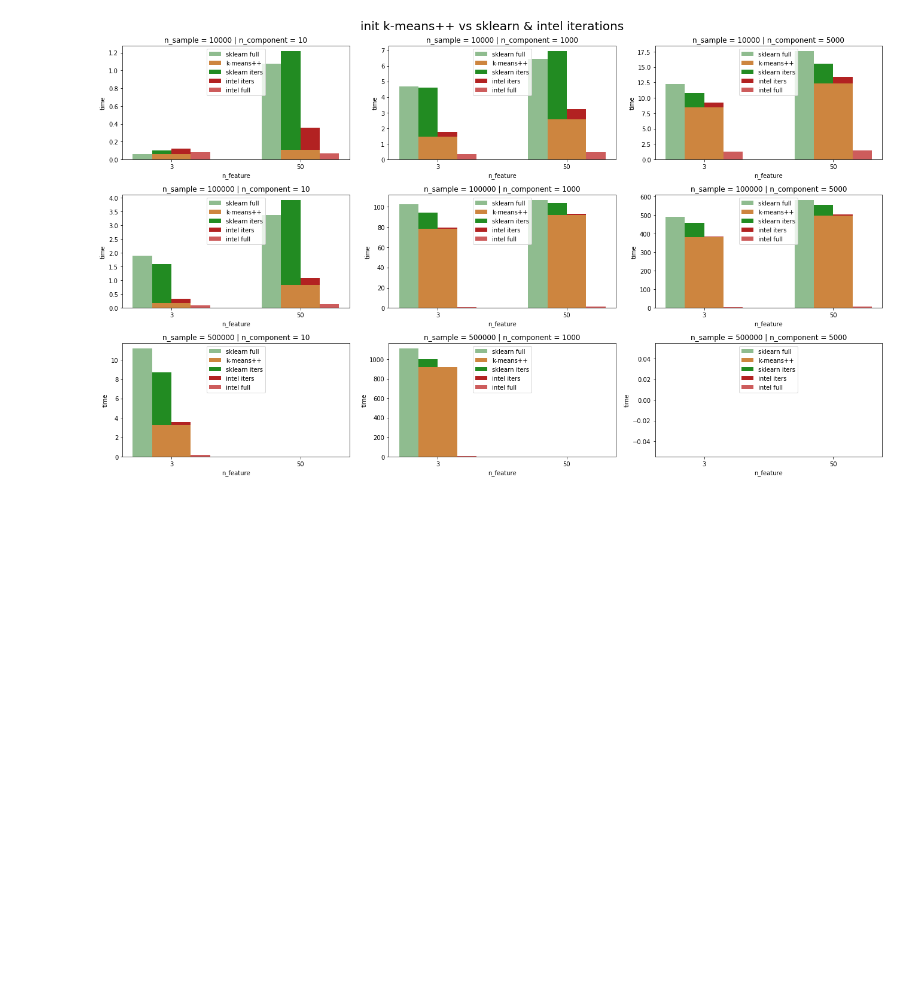
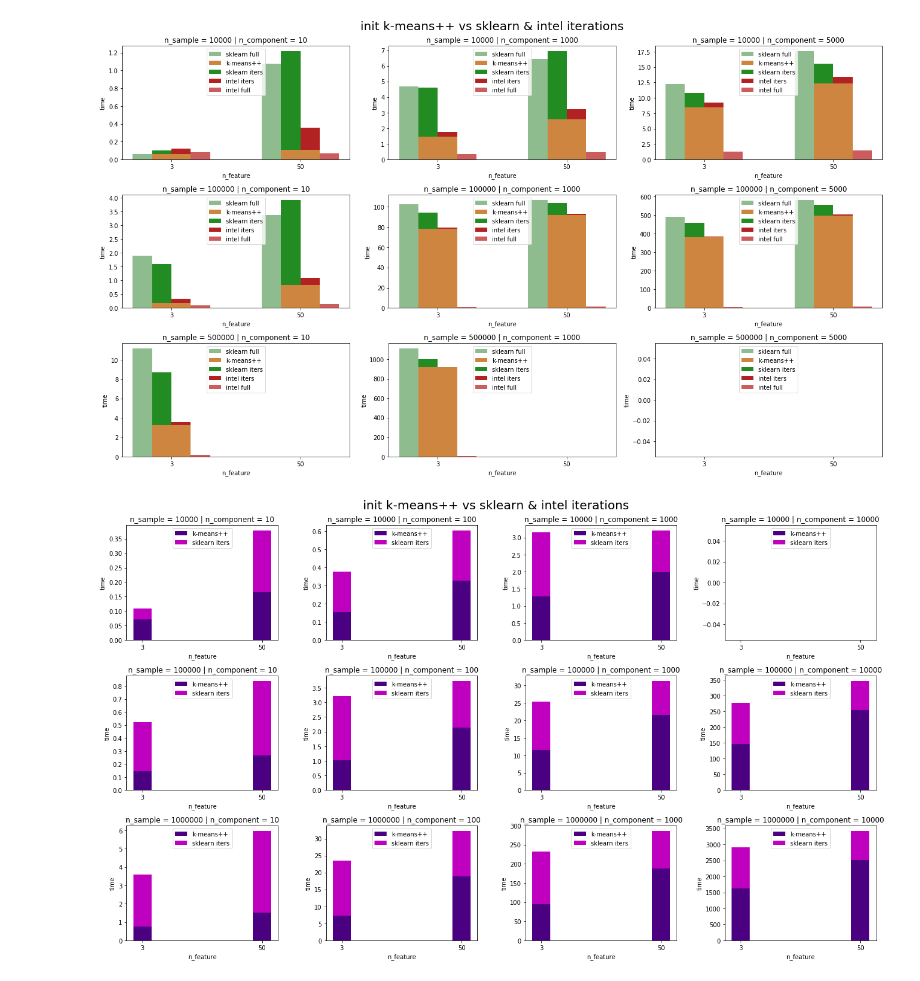
Before and after one commit to jeremiedbb/K-means, a Jupyter notebook: notebooks/bench_sklearn_vs_intel.ipynb, the cells around one changed output. Drawn from its saved outputs; the diff is of its cells as text; code cells hidden in the pictures; blank space fills up the shorter version.

```diff
--- a/notebooks/bench_sklearn_vs_intel.ipynb
+++ b/notebooks/bench_sklearn_vs_intel.ipynb
@@ -92,3 +92,43 @@ fig.savefig('../plots/k-means_sklearn_vs_intel_vs_init.png')
 plt.show()
 # %% [output]
 [figure]
+# %%
+hfpik = pd.read_csv('../bench/bench_sklearn_vs_intel_S_full_pre_init_kmpp.csv')
+inits = hfpik[hfpik['step']=='init'][['n_sample','n_feature','n_component','time']]
+sklearn = hfpik[(hfpik['step']=='fit')&(hfpik['distrib']=='sklearn')][['n_sample','n_feature','n_component','time']]
+intel = hfpik[(hfpik['step']=='fit')&(hfpik['distrib']=='intel')][['n_sample','n_feature','n_component','time']]
+# %%
+fig, ax = plt.subplots(3, 4)
+width = 0.15
+ind = np.array([1,2]) - 0.5 * width
+
+dinit = np.empty((3,4), dtype=object)
+dsk = np.empty((3,4), dtype=object)
+#dintel = np.empty((3,4), dtype=object)
+
+
+for i, ns in enumerate([10000, 100000, 1000000]):
+    for j, nc in enumerate([10, 100, 1000, 10000]):
+        dinit[i,j] = np.array(inits.loc[(inits['n_sample']==ns) & (inits['n_component']==nc)]['time'])
+        dsk[i,j] = np.array(sklearn.loc[(sklearn['n_sample']==ns) & (sklearn['n_component']==nc)]['time'])
+        #dintel[i,j] = np.array(intel.loc[(intel['n_sample']==ns) & (intel['n_component']==nc)]['time'])
+
+        ax[i,j].bar(ind, dinit[i,j], width=1*width, color='indigo', align='edge'),
+        ax[i,j].bar(ind, dsk[i,j], width=width, bottom=dinit[i,j], color='m', align='edge')
+        #ax[i,j].bar(ind + width, dintel[i,j], width=width, bottom=dinit[i,j], color='firebrick', align='edge')
+
+        ax[i,j].set_ylabel('time')
+        ax[i,j].set_xlabel('n_feature')
+        ax[i,j].set_xticks(ind + 0.5 * width)
+        ax[i,j].set_xticklabels(('3', '50'))
+        ax[i,j].legend(('k-means++', 'sklearn iters', 'intel iters'), loc='upper center')
+        s = 'n_sample = ' + str(ns) + ' | n_component = ' + str(nc)
+        ax[i,j].set_title(s)
+
+fig.set_size_inches(18.5, 10.5)
+fig.suptitle('init k-means++ vs sklearn & intel iterations', y=1.02, fontsize=20)
+fig.tight_layout()
+fig.savefig('../plots/k-means_sklearn_vs_intel_vs_init.png')
+plt.show()
+# %% [output]
+[figure, added]
```
Also changed, not shown: 48 other files.
